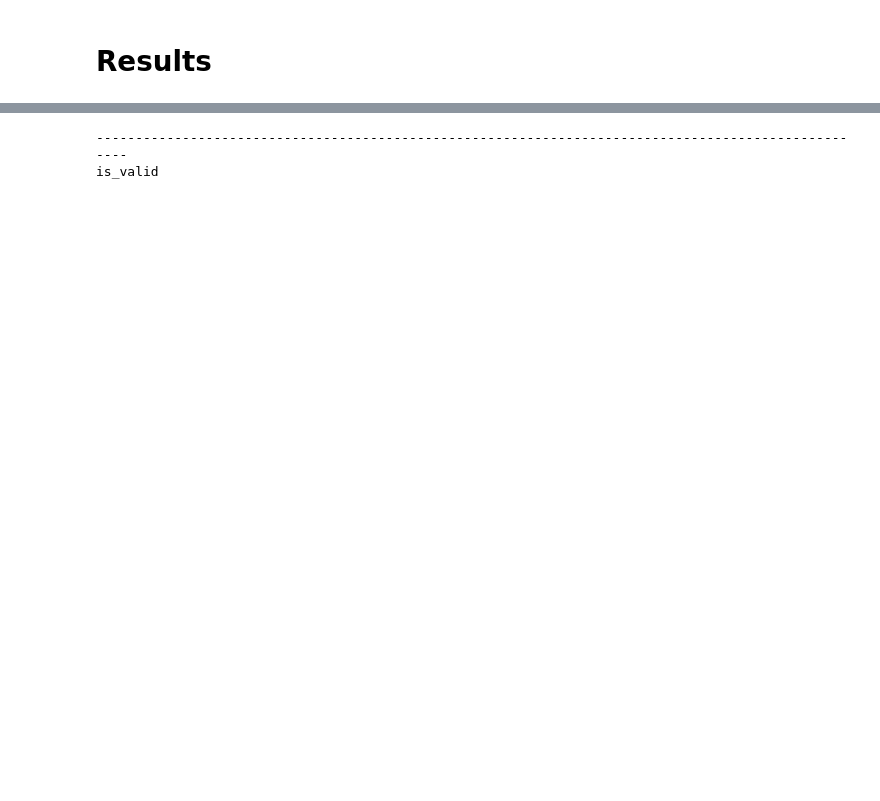
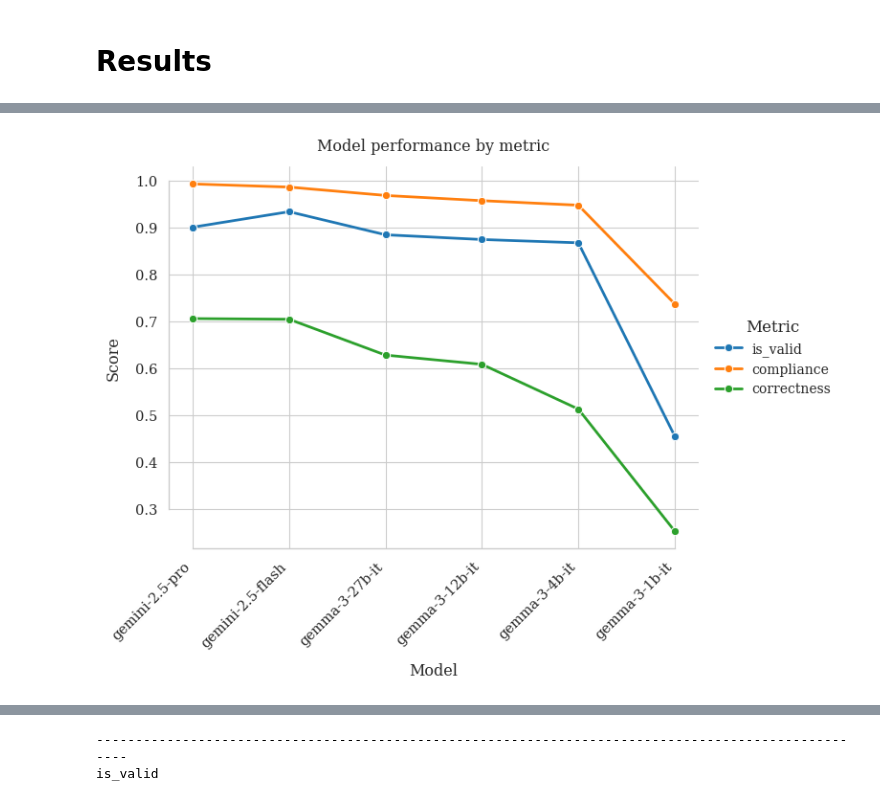
Before and after one commit to matthieudelsart/structured-outputs-benchmark, a Jupyter notebook: notebooks/bench_results.ipynb, the cells around one changed output, grey strips where cells are left out. Cells and saved outputs as stored; diff of their text form; code cells hidden in the pictures; blank space fills up the shorter version.

Commit message:
nice graphs, rename flash

```diff
--- a/notebooks/bench_results.ipynb
+++ b/notebooks/bench_results.ipynb
@@ -83,0 +140,12 @@ correctness
+# %%
+def agg_results(results, models=None):
+    agg = {}
+    for model in models if models else results:
+        agg[model] = {}
+        for metric in ["is_valid", "compliance", "correctness"]:
+            li = [results[model][task][metric] for task in results[model]]
+            agg[model][metric] = np.mean(li)
+    return agg
+
+t = pd.DataFrame(agg_results(results, models=columns))
+t
@@ -83,0 +157,48 @@ correctness
+# %%
+import seaborn as sns
+import matplotlib.pyplot as plt
+
+df = t.T
+
+sns.set_theme(
+    style="whitegrid",
+    context="paper",
+    font="serif",
+    font_scale=1.2,
+)
+
+fig, ax = plt.subplots(figsize=(8, 6))
+palette = sns.color_palette("tab10", n_colors=len(df.columns))
+
+sns.lineplot(
+    data=df,
+    ax=ax,
+    palette=palette,
+    linewidth=2.0,
+    marker="o",
+    markersize=6,
+    dashes=False,
+)
+
+ax.set_xlabel("Model", labelpad=10)
+ax.set_ylabel("Score", labelpad=10)
+ax.set_xticks(range(len(df.index)))
+ax.set_xticklabels(df.index, rotation=45, ha="right")
+ax.set_title("Model performance by metric", pad=12)
+
+# now place *this* legend where you like:
+ax.legend(
+    title="Metric",
+    loc="center left",
+    bbox_to_anchor=(1.02, 0.5),
+    borderaxespad=0,
+    frameon=False,
+    title_fontsize=12,
+    fontsize=10
+)
+
+sns.despine(trim=True)
+plt.tight_layout()
+plt.show()
+# %% [output]
+[figure, added]
```
Also changed, not shown: parts of 6 cells of this notebook, 46 other files.
